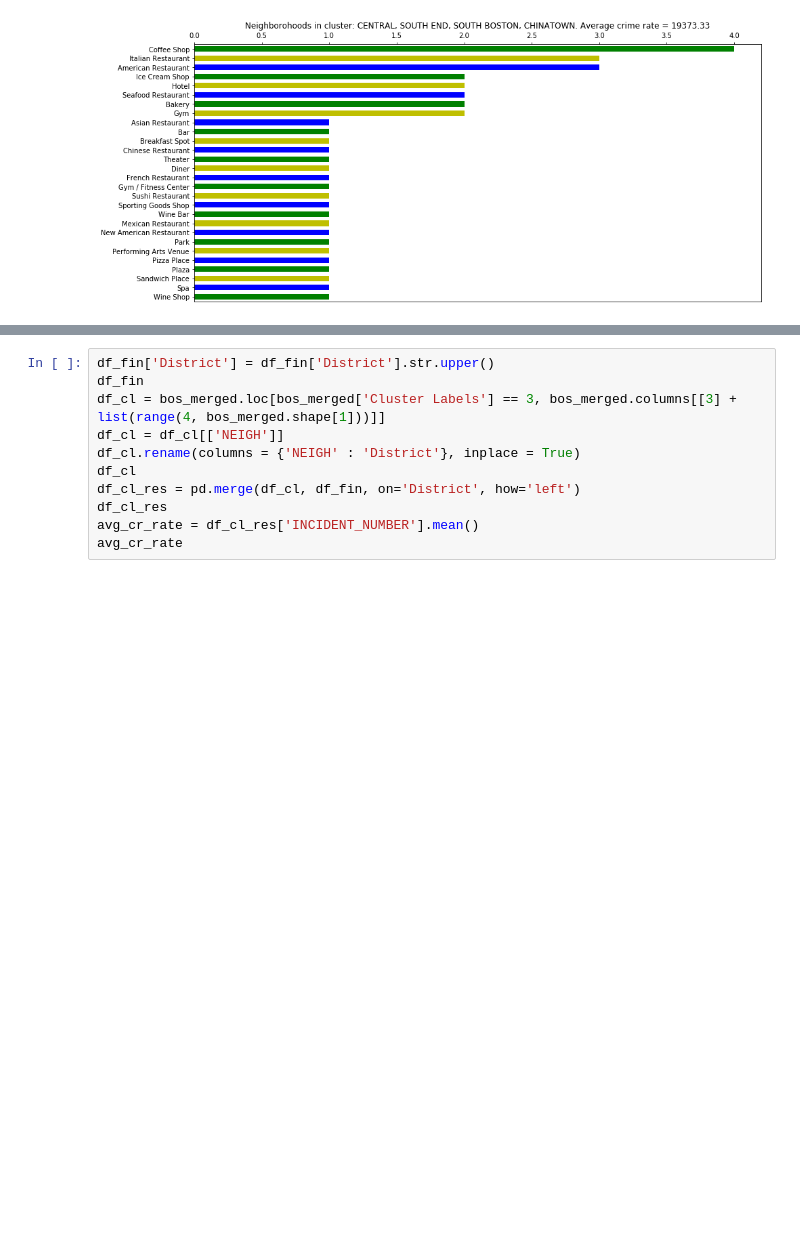
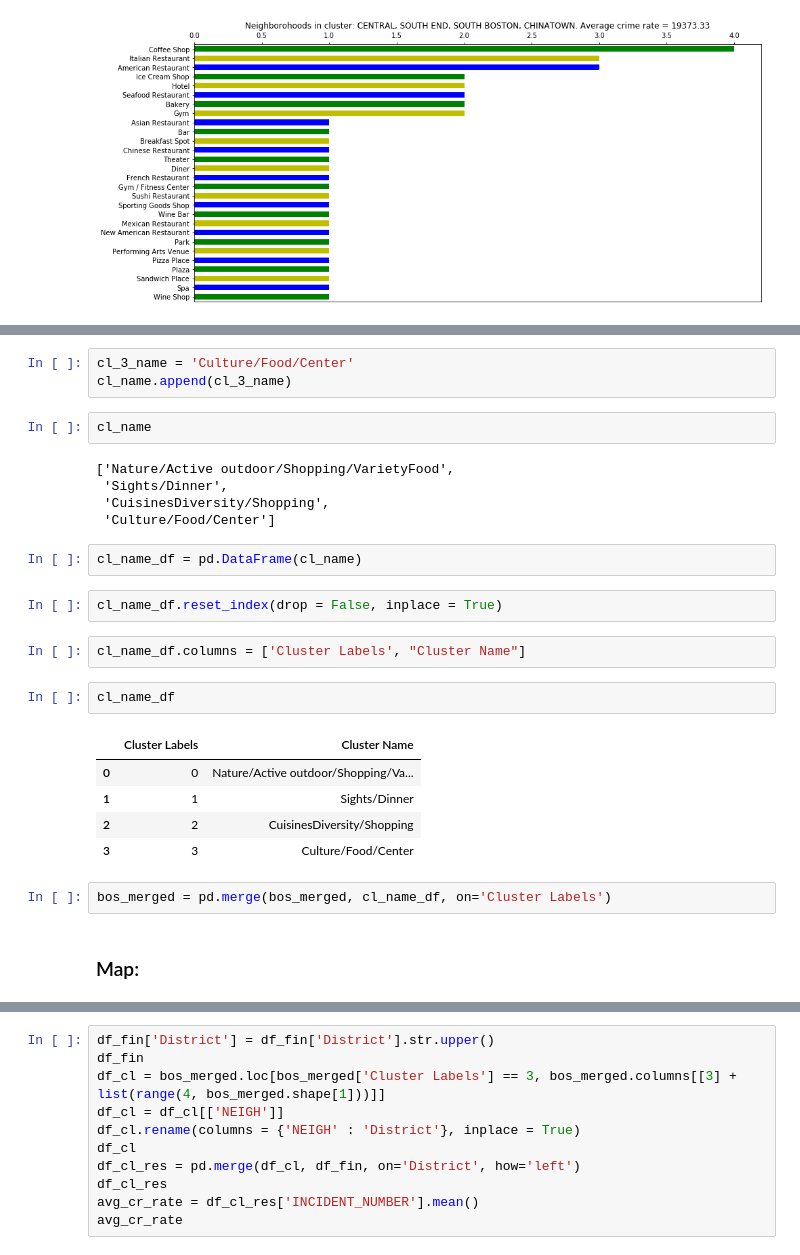
Before and after one commit to AnnVGat/coursera, a Jupyter notebook: Battle of Boston neighborouhoods.ipynb, the cells around one changed output, grey strips where cells are left out. Drawn from its saved outputs; the diff is of its cells as text; blank space fills up the shorter version.

```diff
--- a/Battle of Boston neighborouhoods.ipynb
+++ b/Battle of Boston neighborouhoods.ipynb
@@ -770,0 +777,28 @@ cl_viz3 = cluster_details(3)
+# %%
+cl_3_name = 'Culture/Food/Center'
+cl_name.append(cl_3_name)
+# %%
+cl_name
+# %% [output]
+['Nature/Active outdoor/Shopping/VarietyFood',
+ 'Sights/Dinner',
+ 'CuisinesDiversity/Shopping',
+ 'Culture/Food/Center']
+# %%
+cl_name_df = pd.DataFrame(cl_name)
+# %%
+cl_name_df.reset_index(drop = False, inplace = True)
+# %%
+cl_name_df.columns = ['Cluster Labels', "Cluster Name"]
+# %%
+cl_name_df
+# %% [output]
+|  | Cluster Labels | Cluster Name |
+| 0 | 0 | Nature/Active outdoor/Shopping/Va... |
+| 1 | 1 | Sights/Dinner |
+| 2 | 2 | CuisinesDiversity/Shopping |
+| 3 | 3 | Culture/Food/Center |
+# %%
+bos_merged = pd.merge(bos_merged, cl_name_df, on='Cluster Labels')
+# %% [markdown]
+### Map:
```
Also changed, not shown: parts of 20 cells of this notebook.
